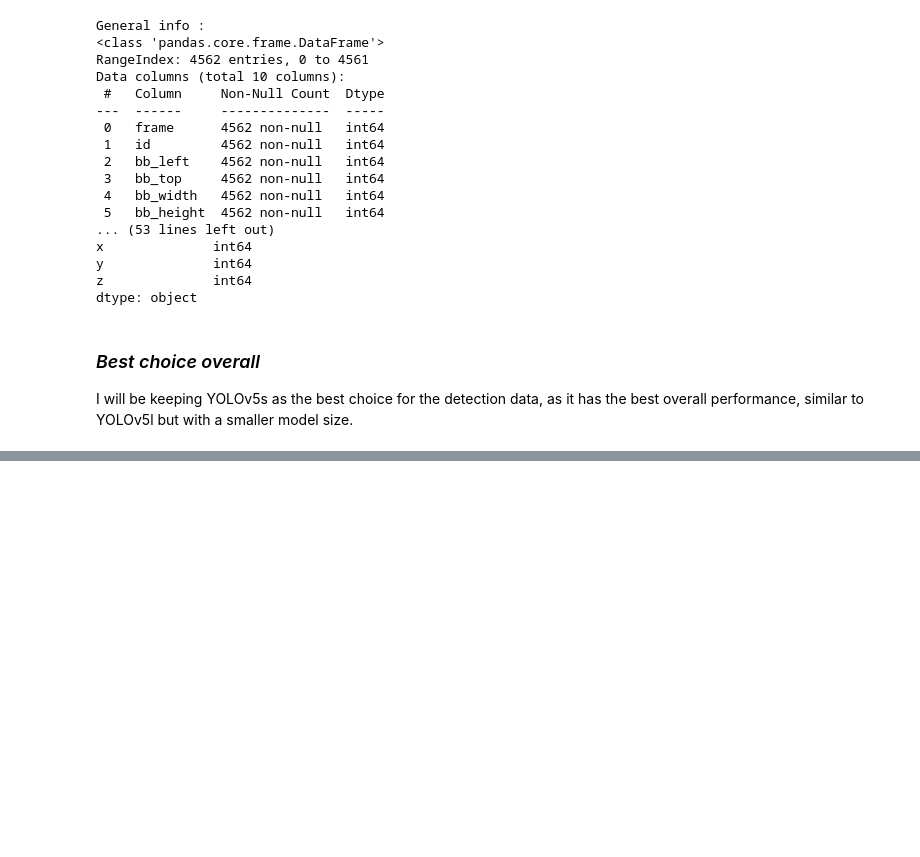
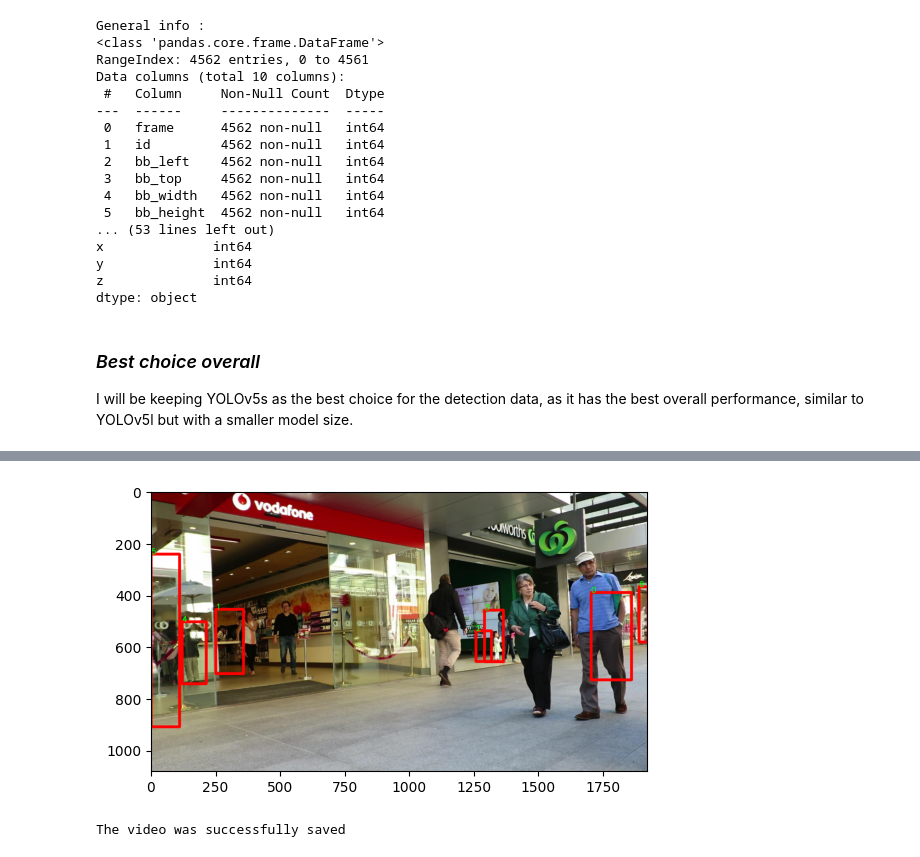
Before and after one commit to ClovisDyArx/mlvot, a Jupyter notebook: tp2/tp2.ipynb, the cells around one changed output, grey strips where cells are left out. Cells and saved outputs as stored; diff of their text form; code cells hidden in the pictures; blank space fills up the shorter version.

```diff
--- a/tp2/tp2.ipynb
+++ b/tp2/tp2.ipynb
@@ -159,0 +201,10 @@ I will be keeping YOLOv5s as the best choice for the detection data, as it has t
+# %%
+def get_current_list_bbox(df, frame):
+    res = []
+
+    temp_df = df[df['frame'] == frame]
+    for _, row in temp_df.iterrows():
+        x, y, w, h = row['bb_left'], row['bb_top'], row['bb_width'], row['bb_height']
+        res.append([x, y, w, h])
+
+    return res
@@ -159,0 +335,20 @@ I will be keeping YOLOv5s as the best choice for the detection data, as it has t
+# %%
+def display_frame(tracked_bboxs, frame):
+    img = cv2.imread(f"files/img1/{str(frame).zfill(6)}.jpg")
+    img = cv2.cvtColor(img, cv2.COLOR_BGR2RGB)
+
+    for i, bbox in enumerate(tracked_bboxs):
+        x, y, w, h = bbox
+        x, y, w, h = int(x), int(y), int(w), int(h)
+        cv2.rectangle(img, (x, y), (x+w, y+h), (255, 0, 0), 10)
+        cv2.putText(img, str(i), (x, y), cv2.FONT_HERSHEY_SIMPLEX, 1, (0, 255, 0), 2)
+
+    plt.imshow(img)
+# %%
+def display_video(tracked_bboxs):
+    for i in range(1, 100):
+        display_frame(tracked_bboxs, i)
+# %%
+display_video(tracked_bboxs)
+# %% [output]
+[figure, added]
@@ -159,0 +382,31 @@ I will be keeping YOLOv5s as the best choice for the detection data, as it has t
+# %%
+import cv2
+
+def save_video(frames, output_path, fps=10, frame_size=(1920, 1080)):
+    result = cv2.VideoWriter(output_path,
+                             cv2.VideoWriter_fourcc(*'MJPG'),
+                             fps, frame_size)
+
+    for frame in frames:
+        frame_bgr = cv2.cvtColor(frame, cv2.COLOR_RGB2BGR)
+        result.write(frame_bgr)
+
+    result.release()
+    print("The video was successfully saved")
+
+
+frames = []
+for i in range(len(all_tracked_bboxs)):
+    img = cv2.imread(f"files/img1/{str(i+1).zfill(6)}.jpg")
+    img = cv2.cvtColor(img, cv2.COLOR_BGR2RGB)
+    for j, bbox in enumerate(all_tracked_bboxs[i]):
+        x, y, w, h = bbox
+        x, y, w, h = int(x), int(y), int(w), int(h)
+        cv2.rectangle(img, (x, y), (x+w, y+h), (255, 0, 0), 5)
+        cv2.putText(img, str(j), (x, y), cv2.FONT_HERSHEY_SIMPLEX, 1, (0, 0, 255), 2)
+    frames.append(img)
+
+
+save_video(frames, 'output.avi', fps=30, frame_size=(1920, 1080))
+# %% [output]
+The video was successfully saved
```
Also changed, not shown: parts of 23 cells of this notebook.
